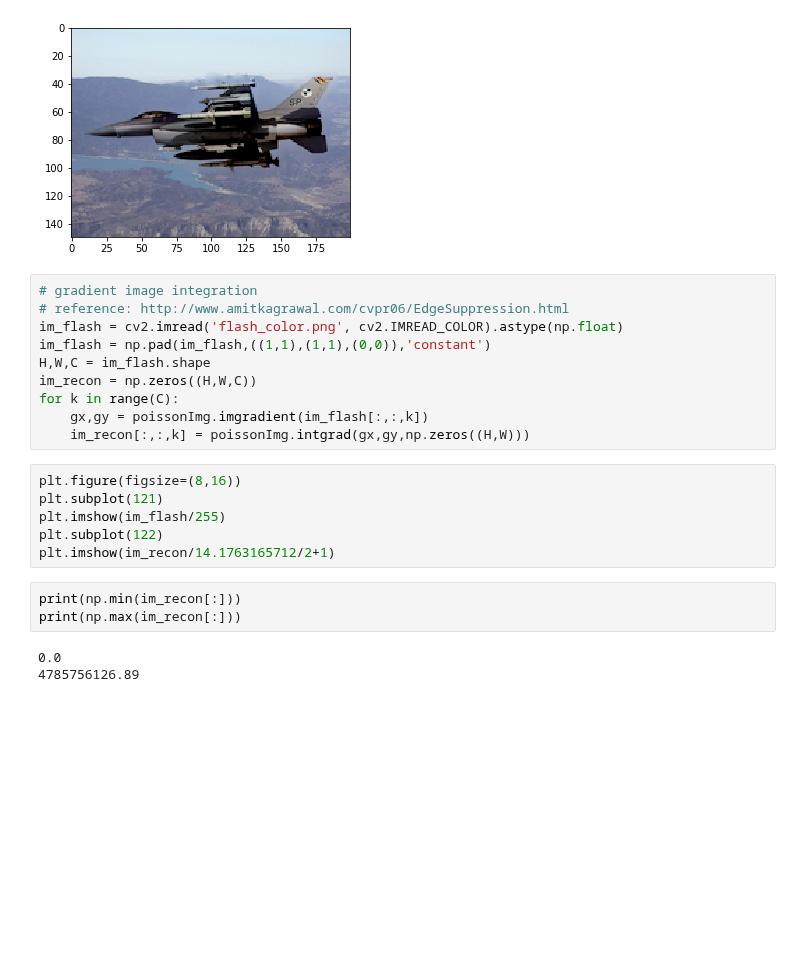
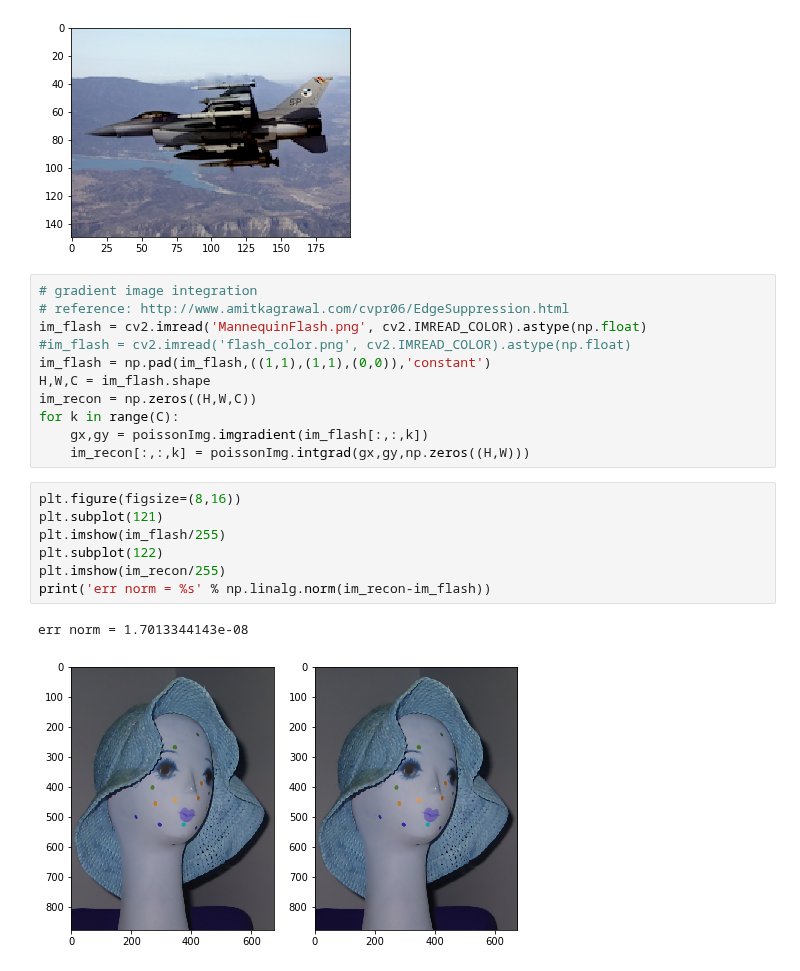
Before and after one commit to longle2718/fundaCS, a Jupyter notebook: poissonImg/poissonImg.ipynb, the cells around one changed output. Cells and saved outputs as stored; diff of their text form; blank space fills up the shorter version.

```diff
--- a/poissonImg/poissonImg.ipynb
+++ b/poissonImg/poissonImg.ipynb
@@ -53,7 +51,8 @@ plt.imshow(img_clone)
 # %%
 # gradient image integration
 # reference: http://www.amitkagrawal.com/cvpr06/EdgeSuppression.html
-im_flash = cv2.imread('flash_color.png', cv2.IMREAD_COLOR).astype(np.float)
+im_flash = cv2.imread('MannequinFlash.png', cv2.IMREAD_COLOR).astype(np.float)
+#im_flash = cv2.imread('flash_color.png', cv2.IMREAD_COLOR).astype(np.float)
 im_flash = np.pad(im_flash,((1,1),(1,1),(0,0)),'constant')
 H,W,C = im_flash.shape
 im_recon = np.zeros((H,W,C))
@@ -63,12 +62,10 @@ for k in range(C):
 # %%
 plt.figure(figsize=(8,16))
 plt.subplot(121)
 plt.imshow(im_flash/255)
 plt.subplot(122)
-plt.imshow(im_recon/14.1763165712/2+1)
+plt.imshow(im_recon/255)
+print('err norm = %s' % np.linalg.norm(im_recon-im_flash))
+# %% [output]
+err norm = 1.7013344143e-08
+[figure, added]
-# %%
-print(np.min(im_recon[:]))
-print(np.max(im_recon[:]))
-# %% [output]
-0.0
-4785756126.89
```
Also changed, not shown: parts of 2 cells of this notebook, 1 other file.
